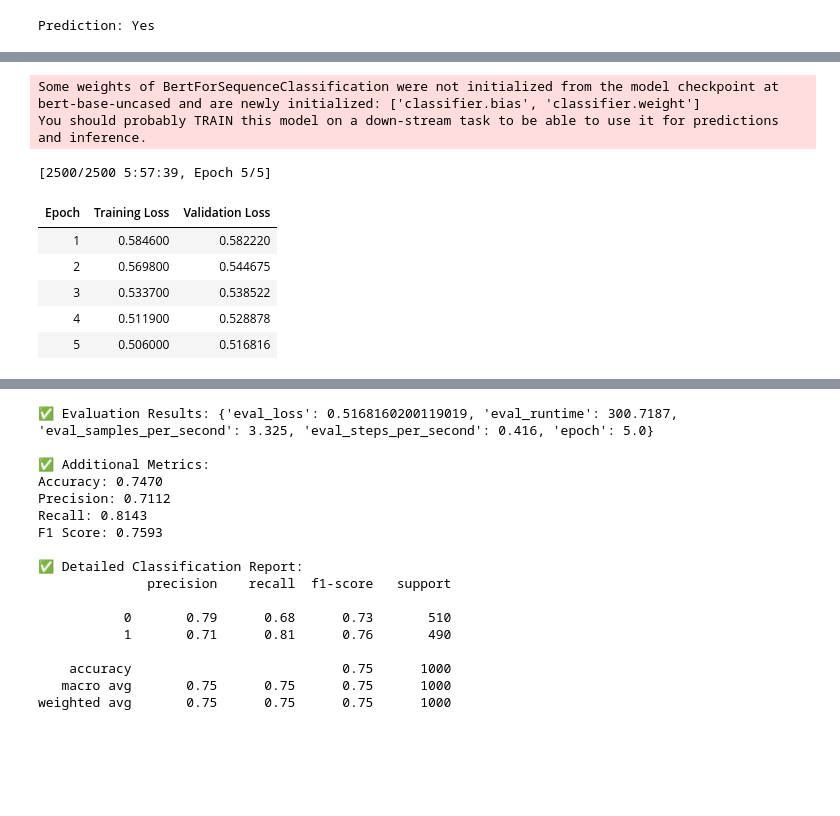
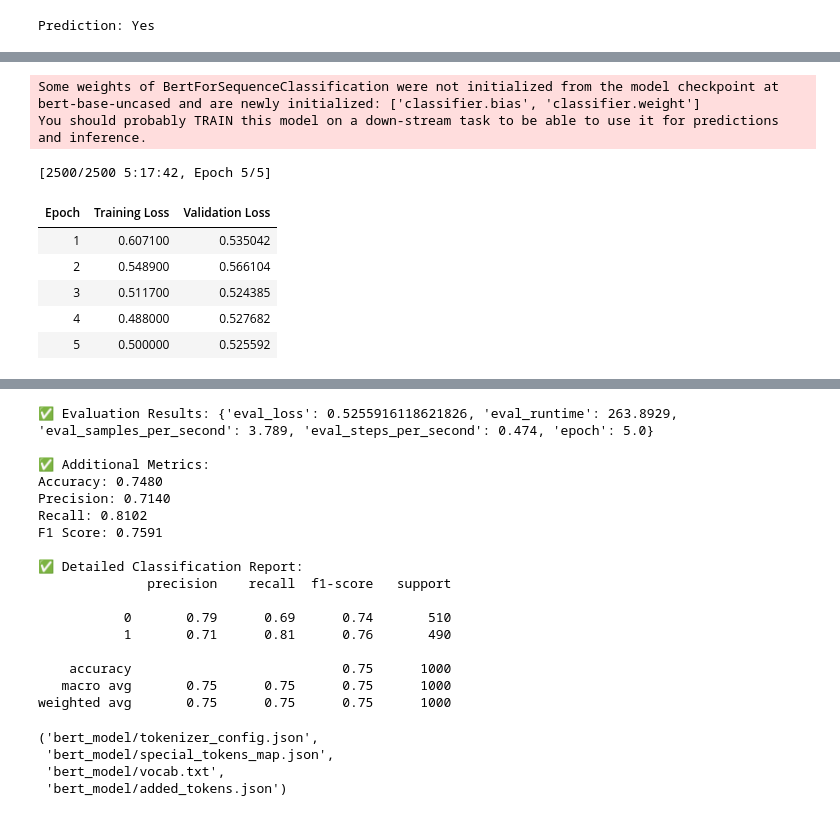
Before and after one commit to ShivamB15/Diabetes, a Jupyter notebook: association-rule-mining.ipynb, the cells around one changed output, grey strips where cells are left out. Drawn from its saved outputs; the diff is of its cells as text; code cells hidden in the pictures; blank space fills up the shorter version.

```diff
--- a/association-rule-mining.ipynb
+++ b/association-rule-mining.ipynb
@@ -2156,54 +2206,62 @@ trainer = Trainer(
 )
 
 # 🚀 Train the model
 trainer.train()
 
 # 📊 Evaluate the model
 results = trainer.evaluate()
 print("\n✅ Evaluation Results:", results)
 
 # 📈 Generate classification report manually
 preds = trainer.predict(val_dataset)
 pred_labels = preds.predictions.argmax(axis=-1)
 
 accuracy = accuracy_score(val_labels, pred_labels)
 precision = precision_score(val_labels, pred_labels)
 recall = recall_score(val_labels, pred_labels)
 f1 = f1_score(val_labels, pred_labels)
 
 print(f"\n✅ Additional Metrics:")
 print(f"Accuracy: {accuracy:.4f}")
 print(f"Precision: {precision:.4f}")
 print(f"Recall: {recall:.4f}")
 print(f"F1 Score: {f1:.4f}")
 
 print("\n✅ Detailed Classification Report:")
 print(classification_report(val_labels, pred_labels))
+
+# Save BERT model
+model.save_pretrained("bert_model")
+tokenizer.save_pretrained("bert_model")
 # %% [output]
 Some weights of BertForSequenceClassification were not initialized from the model checkpoint at bert-base-uncased and are newly initialized: ['classifier.bias', 'classifier.weight']
 You should probably TRAIN this model on a down-stream task to be able to use it for predictions and inference.
-[2500/2500 5:57:39, Epoch 5/5]
+[2500/2500 5:17:42, Epoch 5/5]
 | Epoch | Training Loss | Validation Loss |
-| 1 | 0.584600 | 0.582220 |
-| 2 | 0.569800 | 0.544675 |
-| 3 | 0.533700 | 0.538522 |
-| 4 | 0.511900 | 0.528878 |
-| 5 | 0.506000 | 0.516816 |
+| 1 | 0.607100 | 0.535042 |
+| 2 | 0.548900 | 0.566104 |
+| 3 | 0.511700 | 0.524385 |
+| 4 | 0.488000 | 0.527682 |
+| 5 | 0.500000 | 0.525592 |
 [interactive output not drawn]
-✅ Evaluation Results: {'eval_loss': 0.5168160200119019, 'eval_runtime': 300.7187, 'eval_samples_per_second': 3.325, 'eval_steps_per_second': 0.416, 'epoch': 5.0}
+✅ Evaluation Results: {'eval_loss': 0.5255916118621826, 'eval_runtime': 263.8929, 'eval_samples_per_second': 3.789, 'eval_steps_per_second': 0.474, 'epoch': 5.0}
 
 ✅ Additional Metrics:
-Accuracy: 0.7470
-Precision: 0.7112
-Recall: 0.8143
-F1 Score: 0.7593
+Accuracy: 0.7480
+Precision: 0.7140
+Recall: 0.8102
+F1 Score: 0.7591
 
 ✅ Detailed Classification Report:
               precision    recall  f1-score   support
 
-           0       0.79      0.68      0.73       510
+           0       0.79      0.69      0.74       510
            1       0.71      0.81      0.76       490
 
     accuracy                           0.75      1000
    macro avg       0.75      0.75      0.75      1000
 weighted avg       0.75      0.75      0.75      1000
+('bert_model/tokenizer_config.json',
+ 'bert_model/special_tokens_map.json',
+ 'bert_model/vocab.txt',
+ 'bert_model/added_tokens.json')
```
Also changed, not shown: parts of 8 cells of this notebook.
